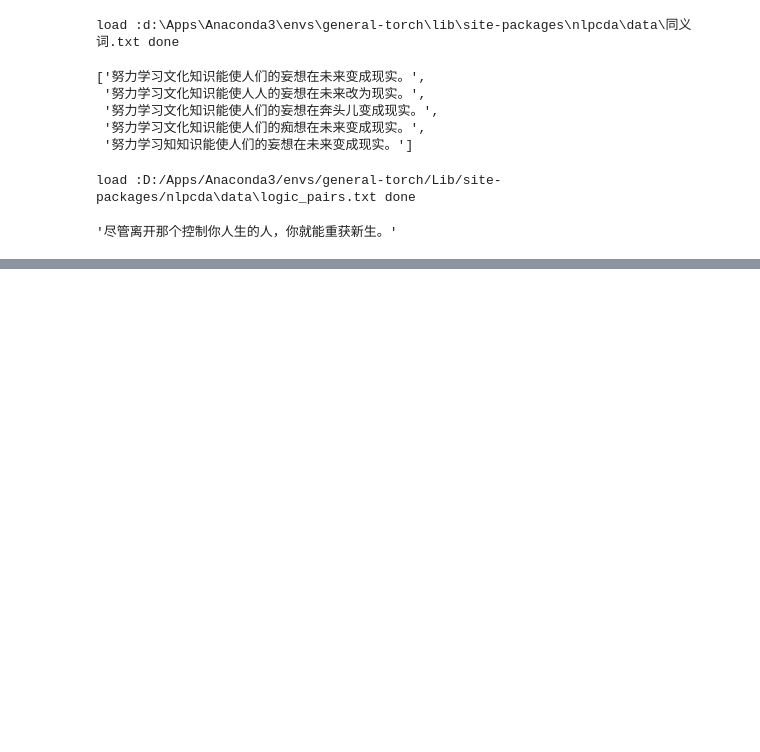
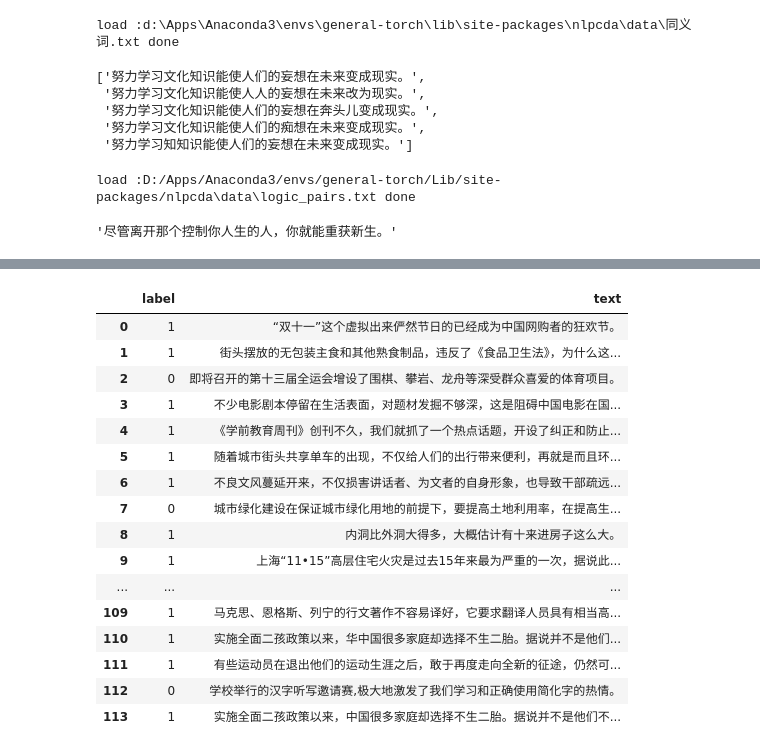
Before and after one commit to holajoa/chinese-grammar-error-detection, a Jupyter notebook: notebooks/detailed_da.ipynb, the cells around one changed output, grey strips where cells are left out. Cells and saved outputs as stored; diff of their text form; code cells hidden in the pictures; blank space fills up the shorter version.

```diff
--- a/notebooks/detailed_da.ipynb
+++ b/notebooks/detailed_da.ipynb
@@ -171,0 +198,8 @@ load :D:/Apps/Anaconda3/envs/general-torch/Lib/site-packages/nlpcda\data\logic_p
+# %%
+model_name = 'uer/roberta-base-word-chinese-cluecorpussmall'
+maxlength = 128
+DEVICE = torch.device('cuda' if torch.cuda.is_available() else 'cpu')
+
+nlpcda_data_path = 'D:/Apps/Anaconda3/envs/general-torch/Lib/site-packages/nlpcda/data'
+entities_file = os.path.join(nlpcda_data_path, "entities.txt")
+logic_pairs_file = os.path.join(nlpcda_data_path, 'logic_pairs.txt')
@@ -171,0 +268,21 @@ load :D:/Apps/Anaconda3/envs/general-torch/Lib/site-packages/nlpcda\data\logic_p
+# %%
+sample_ds.texts.values
+full_display(pd.concat((sample_ds.labels, sample_ds.texts), 1))
+# %% [output]
+|  | label | text |
+| 0 | 1 | “双十一”这个虚拟出来俨然节日的已经成为中国网购者的狂欢节。 |
+| 1 | 1 | 街头摆放的无包装主食和其他熟食制品，违反了《食品卫生法》，为什么这... |
+| 2 | 0 | 即将召开的第十三届全运会增设了围棋、攀岩、龙舟等深受群众喜爱的体育项目。 |
+| 3 | 1 | 不少电影剧本停留在生活表面，对题材发掘不够深，这是阻碍中国电影在国... |
+| 4 | 1 | 《学前教育周刊》创刊不久，我们就抓了一个热点话题，开设了纠正和防止... |
+| 5 | 1 | 随着城市街头共享单车的出现，不仅给人们的出行带来便利，再就是而且环... |
+| 6 | 1 | 不良文风蔓延开来，不仅损害讲话者、为文者的自身形象，也导致干部疏远... |
+| 7 | 0 | 城市绿化建设在保证城市绿化用地的前提下，要提高土地利用率，在提高生... |
+| 8 | 1 | 内洞比外洞大得多，大概估计有十来进房子这么大。 |
+| 9 | 1 | 上海“11•15”高层住宅火灾是过去15年来最为严重的一次，据说此... |
+| ... | ... | ... |
+| 109 | 1 | 马克思、恩格斯、列宁的行文著作不容易译好，它要求翻译人员具有相当高... |
+| 110 | 1 | 实施全面二孩政策以来，华中国很多家庭却选择不生二胎。据说并不是他们... |
+| 111 | 1 | 有些运动员在退出他们的运动生涯之后，敢于再度走向全新的征途，仍然可... |
+| 112 | 0 | 学校举行的汉字听写邀请赛,极大地激发了我们学习和正确使用简化字的热情。 |
+| 113 | 1 | 实施全面二孩政策以来，中国很多家庭却选择不生二胎。据说并不是他们不... |
```
Also changed, not shown: parts of 24 cells of this notebook, 48 other files.
